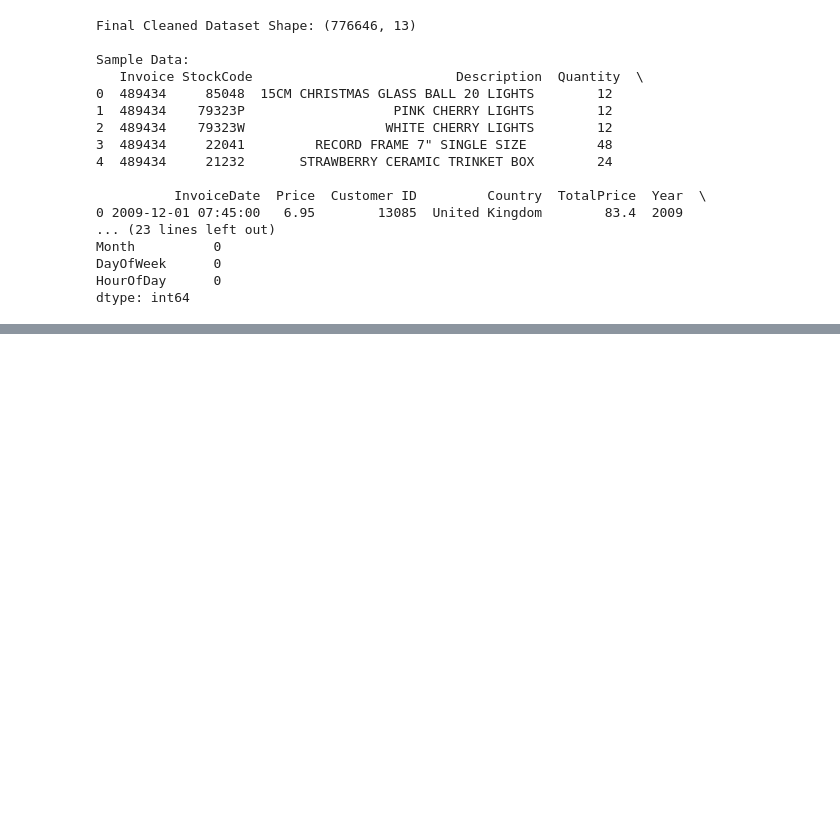
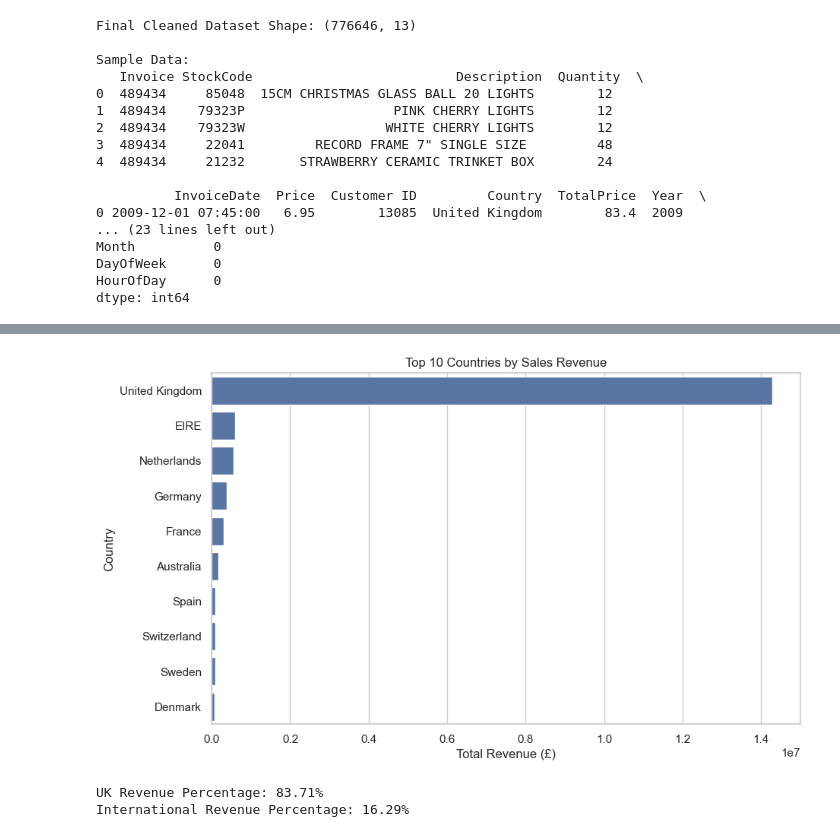
Before and after one commit to lihiniapsara/Python_Final_CW, a Jupyter notebook: UK-Based E-Commerce Retailer.ipynb, the cells around one changed output, grey strips where cells are left out. Cells and saved outputs as stored; diff of their text form; code cells hidden in the pictures; blank space fills up the shorter version.

```diff
--- a/UK-Based E-Commerce Retailer.ipynb
+++ b/UK-Based E-Commerce Retailer.ipynb
@@ -184,0 +294,24 @@ dtype: int64
+# %%
+# Top 10 countries by revenue
+top_countries = df.groupby('Country')['TotalPrice'].sum().sort_values(ascending=False).head(10).reset_index()
+
+plt.figure(figsize=(10, 6))
+sns.barplot(data=top_countries, x='TotalPrice', y='Country')
+plt.title('Top 10 Countries by Sales Revenue')
+plt.xlabel('Total Revenue (£)')
+plt.ylabel('Country')
+plt.savefig('top_countries.png')  # Save for report
+plt.show()
+
+# UK vs International revenue percentage
+uk_revenue = df[df['Country'] == 'United Kingdom']['TotalPrice'].sum()
+total_revenue = df['TotalPrice'].sum()
+uk_percent = (uk_revenue / total_revenue) * 100
+international_percent = 100 - uk_percent
+
+print(f"UK Revenue Percentage: {uk_percent:.2f}%")
+print(f"International Revenue Percentage: {international_percent:.2f}%")
+# %% [output]
+[figure, added]
+UK Revenue Percentage: 83.71%
+International Revenue Percentage: 16.29%
```
Also changed, not shown: parts of 9 cells of this notebook, 5 other files.
